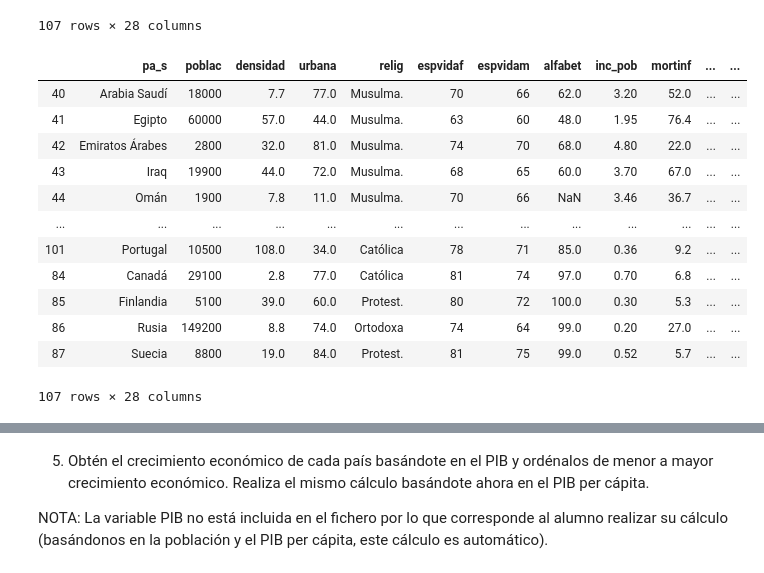
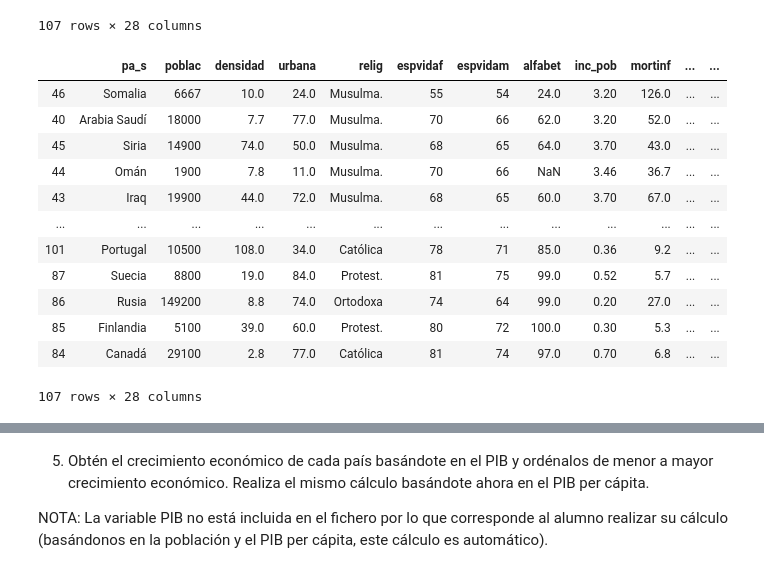
Before and after one commit to AnaFernandezCruz/ProgramacionOrientadaCD, a Jupyter notebook: PracticaPythonModoJesus.ipynb, the cells around one changed output, grey strips where cells are left out. Saved outputs shown, nothing was run; the diff lists cells and outputs as text; code cells hidden in the pictures.

```diff
--- a/PracticaPythonModoJesus.ipynb
+++ b/PracticaPythonModoJesus.ipynb
@@ -197,18 +198,19 @@ df_merged
 | 106 | Uzbekistán | 22600 | 50.0 | 41.0 | Musulma. | 72 | 65 | 97.0 | 2.13 | 53.0 | ... | ... |
 107 rows × 28 columns
 # %%
-df_merged.sort_values(by=['tasa_nat.Mean', 'tasa_mor.Mean'] ,ascending=False)
+dfSort_Nat = df_merged.sort_values(by=['tasa_nat.Mean'] ,ascending=False)
+dfSort_Nat
 # %% [output]
 |  | pa_s | poblac | densidad | urbana | relig | espvidaf | espvidam | alfabet | inc_pob | mortinf | ... | ... |
+| 46 | Somalia | 6667 | 10.0 | 24.0 | Musulma. | 55 | 54 | 24.0 | 3.20 | 126.0 | ... | ... |
 | 40 | Arabia Saudí | 18000 | 7.7 | 77.0 | Musulma. | 70 | 66 | 62.0 | 3.20 | 52.0 | ... | ... |
-| 41 | Egipto | 60000 | 57.0 | 44.0 | Musulma. | 63 | 60 | 48.0 | 1.95 | 76.4 | ... | ... |
-| 42 | Emiratos Árabes | 2800 | 32.0 | 81.0 | Musulma. | 74 | 70 | 68.0 | 4.80 | 22.0 | ... | ... |
+| 45 | Siria | 14900 | 74.0 | 50.0 | Musulma. | 68 | 65 | 64.0 | 3.70 | 43.0 | ... | ... |
+| 44 | Omán | 1900 | 7.8 | 11.0 | Musulma. | 70 | 66 | NaN | 3.46 | 36.7 | ... | ... |
 | 43 | Iraq | 19900 | 44.0 | 72.0 | Musulma. | 68 | 65 | 60.0 | 3.70 | 67.0 | ... | ... |
-| 44 | Omán | 1900 | 7.8 | 11.0 | Musulma. | 70 | 66 | NaN | 3.46 | 36.7 | ... | ... |
 | ... | ... | ... | ... | ... | ... | ... | ... | ... | ... | ... | ... | ... |
 | 101 | Portugal | 10500 | 108.0 | 34.0 | Católica | 78 | 71 | 85.0 | 0.36 | 9.2 | ... | ... |
+| 87 | Suecia | 8800 | 19.0 | 84.0 | Protest. | 81 | 75 | 99.0 | 0.52 | 5.7 | ... | ... |
+| 86 | Rusia | 149200 | 8.8 | 74.0 | Ortodoxa | 74 | 64 | 99.0 | 0.20 | 27.0 | ... | ... |
+| 85 | Finlandia | 5100 | 39.0 | 60.0 | Protest. | 80 | 72 | 100.0 | 0.30 | 5.3 | ... | ... |
 | 84 | Canadá | 29100 | 2.8 | 77.0 | Católica | 81 | 74 | 97.0 | 0.70 | 6.8 | ... | ... |
-| 85 | Finlandia | 5100 | 39.0 | 60.0 | Protest. | 80 | 72 | 100.0 | 0.30 | 5.3 | ... | ... |
-| 86 | Rusia | 149200 | 8.8 | 74.0 | Ortodoxa | 74 | 64 | 99.0 | 0.20 | 27.0 | ... | ... |
-| 87 | Suecia | 8800 | 19.0 | 84.0 | Protest. | 81 | 75 | 99.0 | 0.52 | 5.7 | ... | ... |
 107 rows × 28 columns
```
Also changed, not shown: parts of 6 cells of this notebook.
